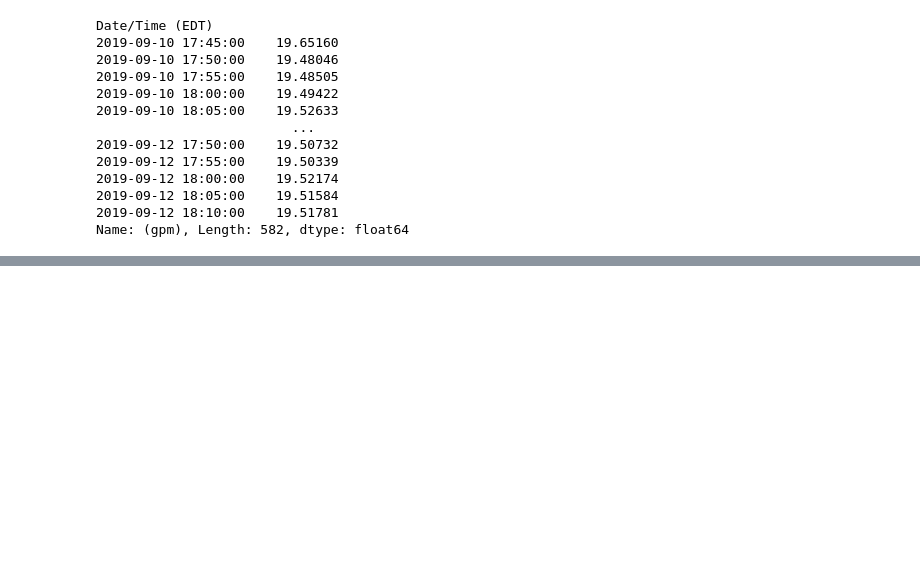
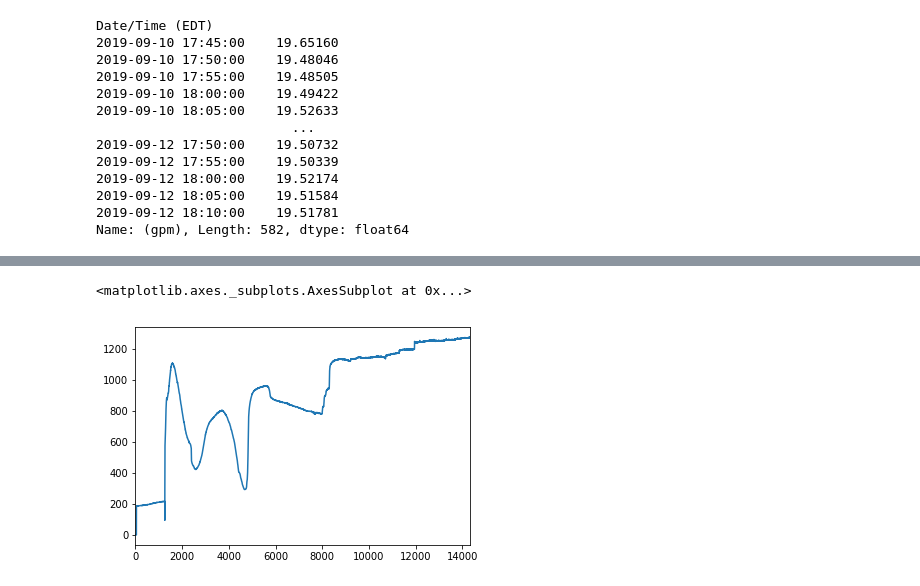
Before and after one commit to clementinec/ntrt, a Jupyter notebook: data/plotsgen.ipynb, the cells around one changed output, grey strips where cells are left out. Cells and saved outputs as stored; diff of their text form; code cells hidden in the pictures; blank space fills up the shorter version.

```diff
--- a/data/plotsgen.ipynb
+++ b/data/plotsgen.ipynb
@@ -103,0 +113,2 @@ Name: (gpm), Length: 582, dtype: float64
+# %%
+fr = fr[fr['DEPT[FT]']>0]
@@ -103,0 +124,5 @@ Name: (gpm), Length: 582, dtype: float64
+# %%
+fr.TEMP.plot()
+# %% [output]
+<matplotlib.axes._subplots.AxesSubplot at 0x...>
+[figure, added]
```
Also changed, not shown: parts of 3 cells of this notebook, 25 other files.
